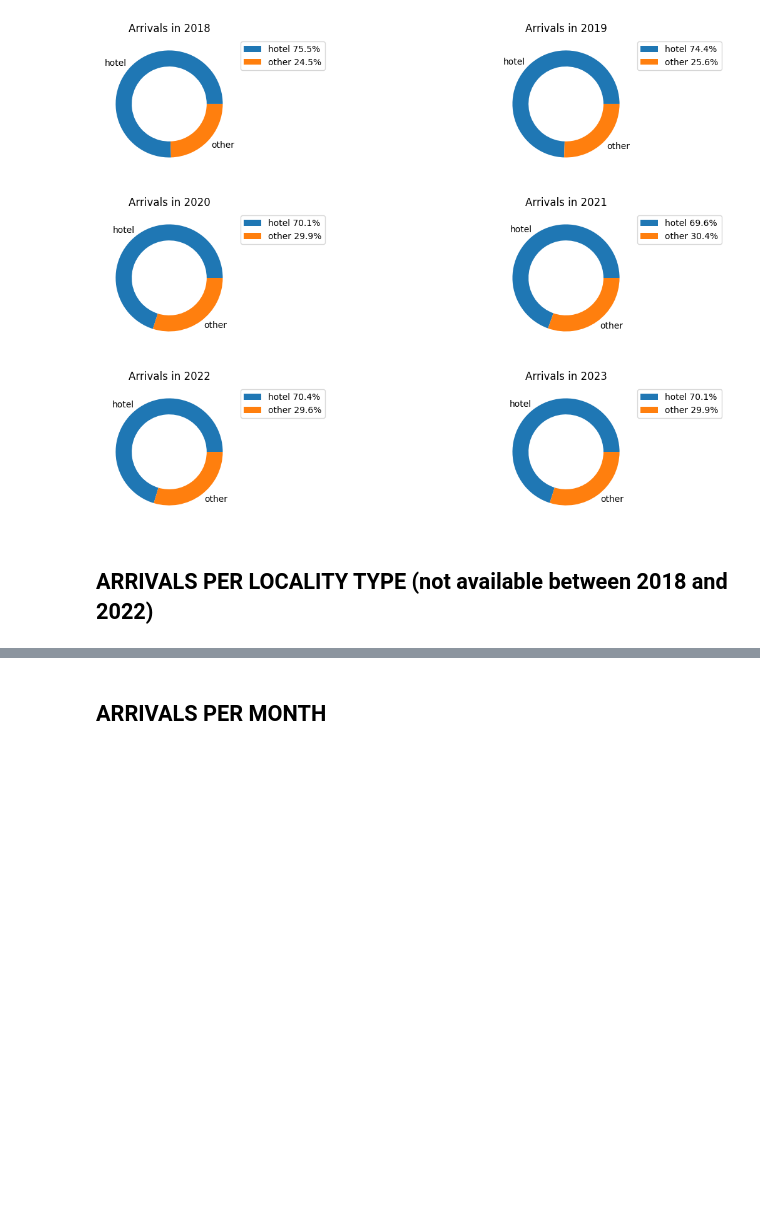
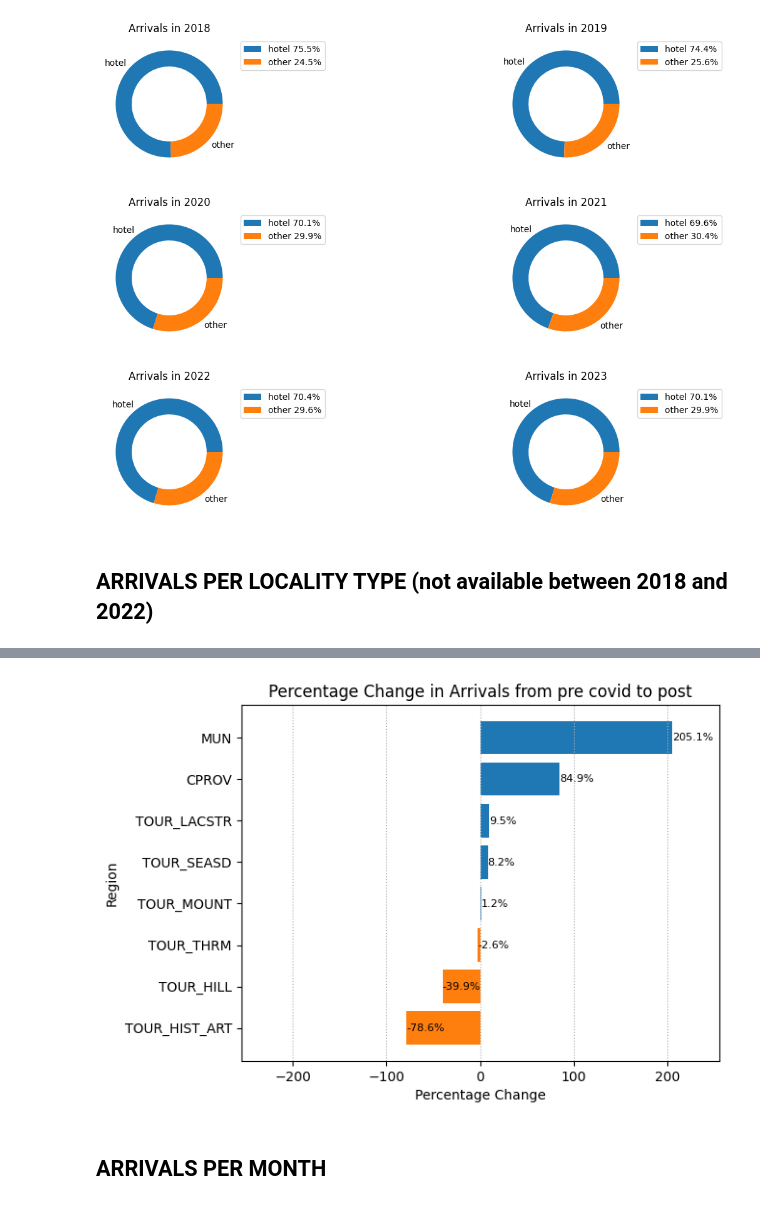
Before and after one commit to T0ls/data-Visualization, a Jupyter notebook: code/index.ipynb, the cells around one changed output, grey strips where cells are left out. Cells and saved outputs as stored; diff of their text form; code cells hidden in the pictures; blank space fills up the shorter version.

```diff
--- a/code/index.ipynb
+++ b/code/index.ipynb
@@ -772,3 +817,36 @@ plt.show()
+# %%
+# Calculate the total arrivals for 2018+2019 and 2022+2023 for each region
+arrivals_pre = arrivals_per_locality[arrivals_per_locality['TIME'].isin(['2017'])].groupby('TIPOITTER1A')['Value'].sum()
+arrivals_post = arrivals_per_locality[arrivals_per_locality['TIME'].isin(['2023'])].groupby('TIPOITTER1A')['Value'].sum()
+
+# Calculate the percentage change
+percentage_change = ((arrivals_post - arrivals_pre) / arrivals_pre * 100).sort_values()
+positive_change = percentage_change[percentage_change > 0]
+negative_change = percentage_change[percentage_change < 0]
+
+# Plot the percentage change
+bars_neg = plt.barh(negative_change.index, negative_change.values, color='C1')
+bars_pos = plt.barh(positive_change.index, positive_change.values, color='C0')
+
+# Add percentage labels next to each bar
+for bar in bars_neg:
+  width = bar.get_width()
+  plt.text(width, bar.get_y() + bar.get_height() / 2, f'{width:.1f}%', ha='left', va='center', fontsize=8)
+
+for bar in bars_pos:
+  width = bar.get_width()
+  plt.text(width, bar.get_y() + bar.get_height() / 2, f'{width:.1f}%', ha='left', va='center', fontsize=8)
+
+plt.xlabel("Percentage Change")
+plt.ylabel("Region")
+plt.title("Percentage Change in Arrivals from pre covid to post")
+plt.grid(True, axis='x', linestyle=':')
+
+max_change = percentage_change.abs().max()
+plt.xlim(-max_change - 50, max_change + 50)  # Adjust x-axis limits for even spacing
+plt.show()
+# %% [output]
+[figure, added]
 # %% [markdown]
 ## ARRIVALS PER MONTH
 # %%
```
Also changed, not shown: parts of 8 cells of this notebook.
